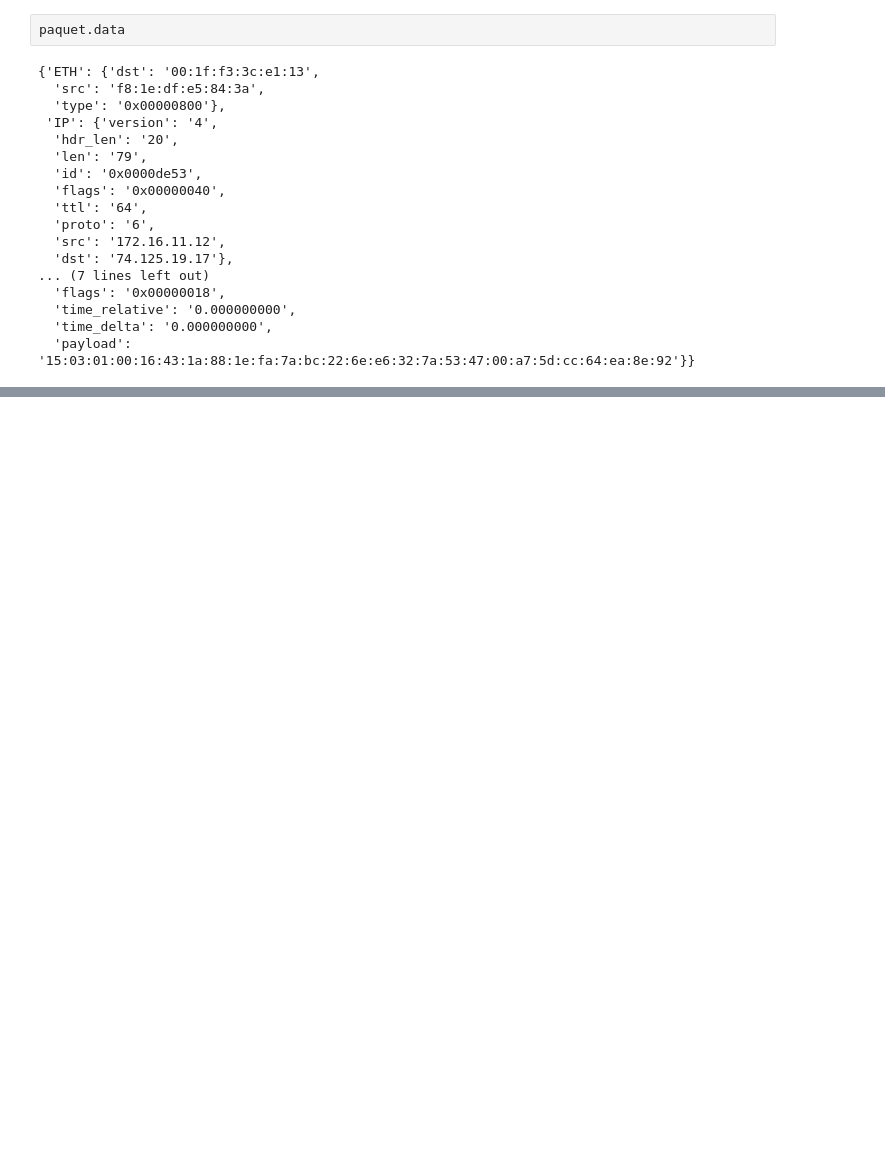
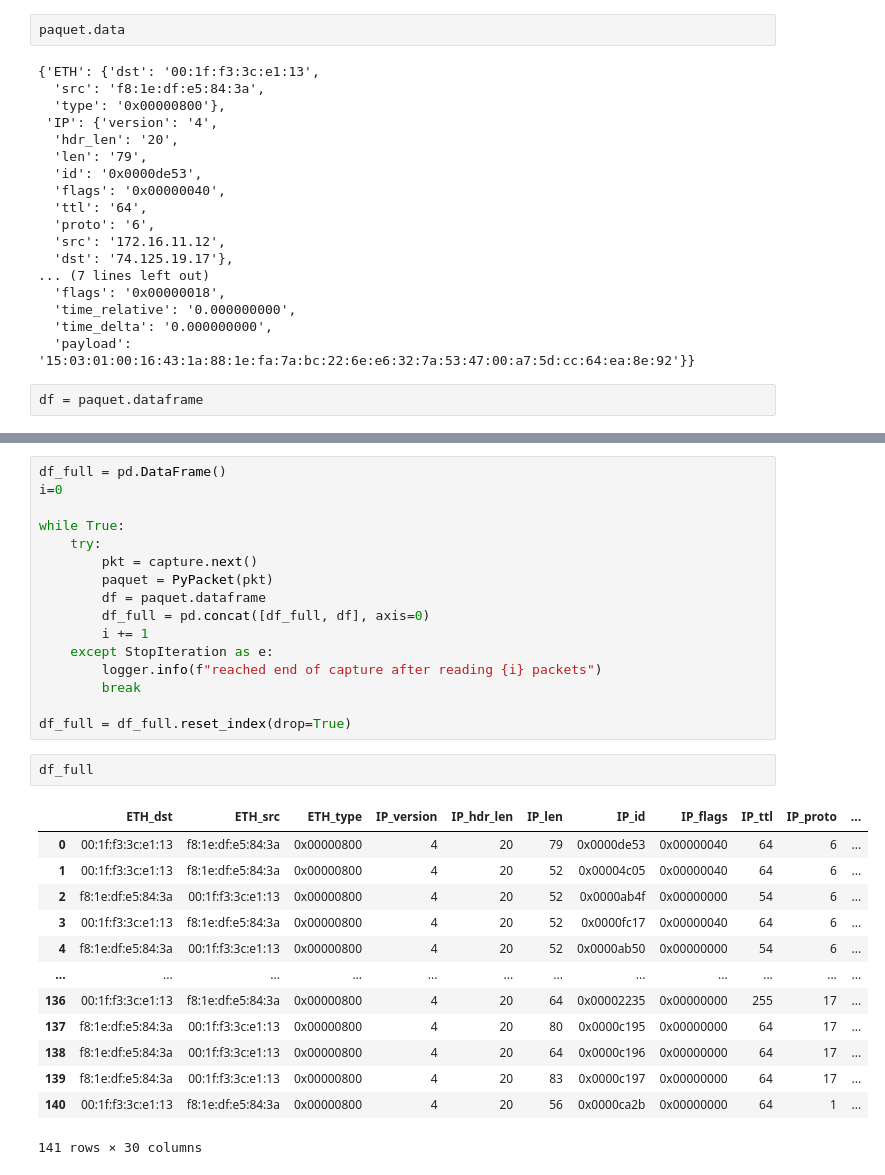
Before and after one commit to BenjaminDeporte/Cyber, a Jupyter notebook: code/toy_pyshark.ipynb, the cells around one changed output, grey strips where cells are left out. Drawn from its saved outputs; the diff is of its cells as text; blank space fills up the shorter version.

Commit message:
dataframe method of PyPacket

```diff
--- a/code/toy_pyshark.ipynb
+++ b/code/toy_pyshark.ipynb
@@ -201,3 +201,5 @@ paquet.data
   'time_relative': '0.000000000',
   'time_delta': '0.000000000',
   'payload': '15:03:01:00:16:43:1a:88:1e:fa:7a:bc:22:6e:e6:32:7a:53:47:00:a7:5d:cc:64:ea:8e:92'}}
+# %%
+df = paquet.dataframe
@@ -203,0 +212,32 @@ paquet.data
+# %%
+df_full = pd.DataFrame()
+i=0
+
+while True:
+    try:
+        pkt = capture.next()
+        paquet = PyPacket(pkt)
+        df = paquet.dataframe
+        df_full = pd.concat([df_full, df], axis=0)
+        i += 1
+    except StopIteration as e:
+        logger.info(f"reached end of capture after reading {i} packets")
+        break
+
+df_full = df_full.reset_index(drop=True)
+# %%
+df_full
+# %% [output]
+|  | ETH_dst | ETH_src | ETH_type | IP_version | IP_hdr_len | IP_len | IP_id | IP_flags | IP_ttl | IP_proto | ... |
+| 0 | 00:1f:f3:3c:e1:13 | f8:1e:df:e5:84:3a | 0x00000800 | 4 | 20 | 79 | 0x0000de53 | 0x00000040 | 64 | 6 | ... |
+| 1 | 00:1f:f3:3c:e1:13 | f8:1e:df:e5:84:3a | 0x00000800 | 4 | 20 | 52 | 0x00004c05 | 0x00000040 | 64 | 6 | ... |
+| 2 | f8:1e:df:e5:84:3a | 00:1f:f3:3c:e1:13 | 0x00000800 | 4 | 20 | 52 | 0x0000ab4f | 0x00000000 | 54 | 6 | ... |
+| 3 | 00:1f:f3:3c:e1:13 | f8:1e:df:e5:84:3a | 0x00000800 | 4 | 20 | 52 | 0x0000fc17 | 0x00000040 | 64 | 6 | ... |
+| 4 | f8:1e:df:e5:84:3a | 00:1f:f3:3c:e1:13 | 0x00000800 | 4 | 20 | 52 | 0x0000ab50 | 0x00000000 | 54 | 6 | ... |
+| ... | ... | ... | ... | ... | ... | ... | ... | ... | ... | ... | ... |
+| 136 | 00:1f:f3:3c:e1:13 | f8:1e:df:e5:84:3a | 0x00000800 | 4 | 20 | 64 | 0x00002235 | 0x00000000 | 255 | 17 | ... |
+| 137 | f8:1e:df:e5:84:3a | 00:1f:f3:3c:e1:13 | 0x00000800 | 4 | 20 | 80 | 0x0000c195 | 0x00000000 | 64 | 17 | ... |
+| 138 | f8:1e:df:e5:84:3a | 00:1f:f3:3c:e1:13 | 0x00000800 | 4 | 20 | 64 | 0x0000c196 | 0x00000000 | 64 | 17 | ... |
+| 139 | f8:1e:df:e5:84:3a | 00:1f:f3:3c:e1:13 | 0x00000800 | 4 | 20 | 83 | 0x0000c197 | 0x00000000 | 64 | 17 | ... |
+| 140 | 00:1f:f3:3c:e1:13 | f8:1e:df:e5:84:3a | 0x00000800 | 4 | 20 | 56 | 0x0000ca2b | 0x00000000 | 64 | 1 | ... |
+141 rows × 30 columns
```
Also changed, not shown: parts of 1 cell of this notebook, 1 other file.
